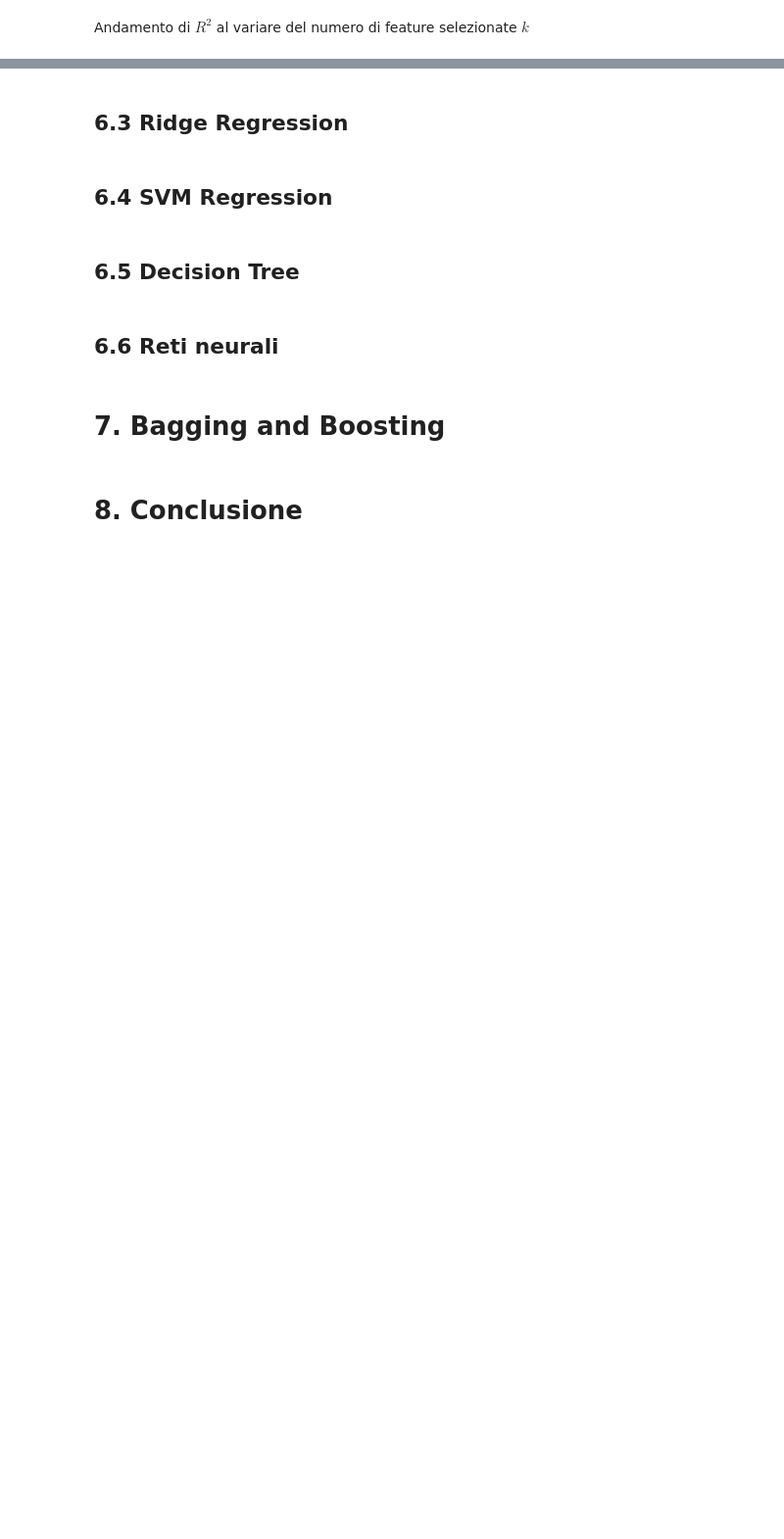
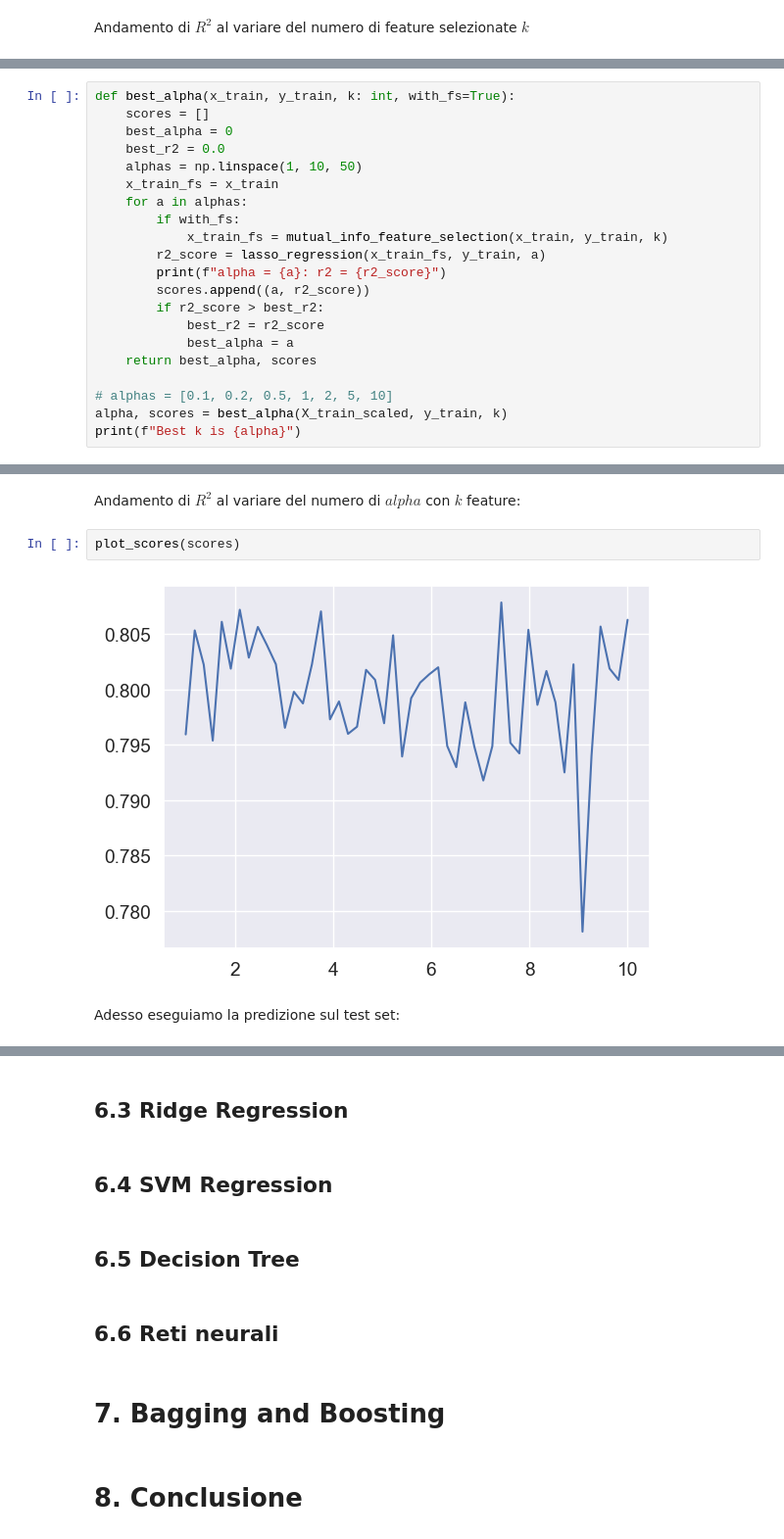
Before and after one commit to emelis-ptr/ProgettoML, a Jupyter notebook: code/notebook.ipynb, the cells around one changed output, grey strips where cells are left out. Shown at 98% size. Drawn from its saved outputs; the diff is of its cells as text; blank space fills up the shorter version.

```diff
--- a/code/notebook.ipynb
+++ b/code/notebook.ipynb
@@ -757,0 +774,21 @@ print(linear.score(X_test_scaled[x_train_best_fs.columns], y_test))
+# %%
+def best_alpha(x_train, y_train, k: int, with_fs=True):
+    scores = []
+    best_alpha = 0
+    best_r2 = 0.0
+    alphas = np.linspace(1, 10, 50)
+    x_train_fs = x_train
+    for a in alphas:
+        if with_fs:
+            x_train_fs = mutual_info_feature_selection(x_train, y_train, k)
+        r2_score = lasso_regression(x_train_fs, y_train, a)
+        print(f"alpha = {a}: r2 = {r2_score}")
+        scores.append((a, r2_score))
+        if r2_score > best_r2:
+            best_r2 = r2_score
+            best_alpha = a
+    return best_alpha, scores
+
+# alphas = [0.1, 0.2, 0.5, 1, 2, 5, 10]
+alpha, scores = best_alpha(X_train_scaled, y_train, k)
+print(f"Best k is {alpha}")
@@ -757,0 +813,8 @@ print(linear.score(X_test_scaled[x_train_best_fs.columns], y_test))
+# %% [markdown]
+Andamento di $R^2$ al variare del numero di $alpha$ con $k$ feature:
+# %%
+plot_scores(scores)
+# %% [output]
+[figure, added]
+# %% [markdown]
+Adesso eseguiamo la predizione sul test set:
```
Also changed, not shown: parts of 12 cells of this notebook.
